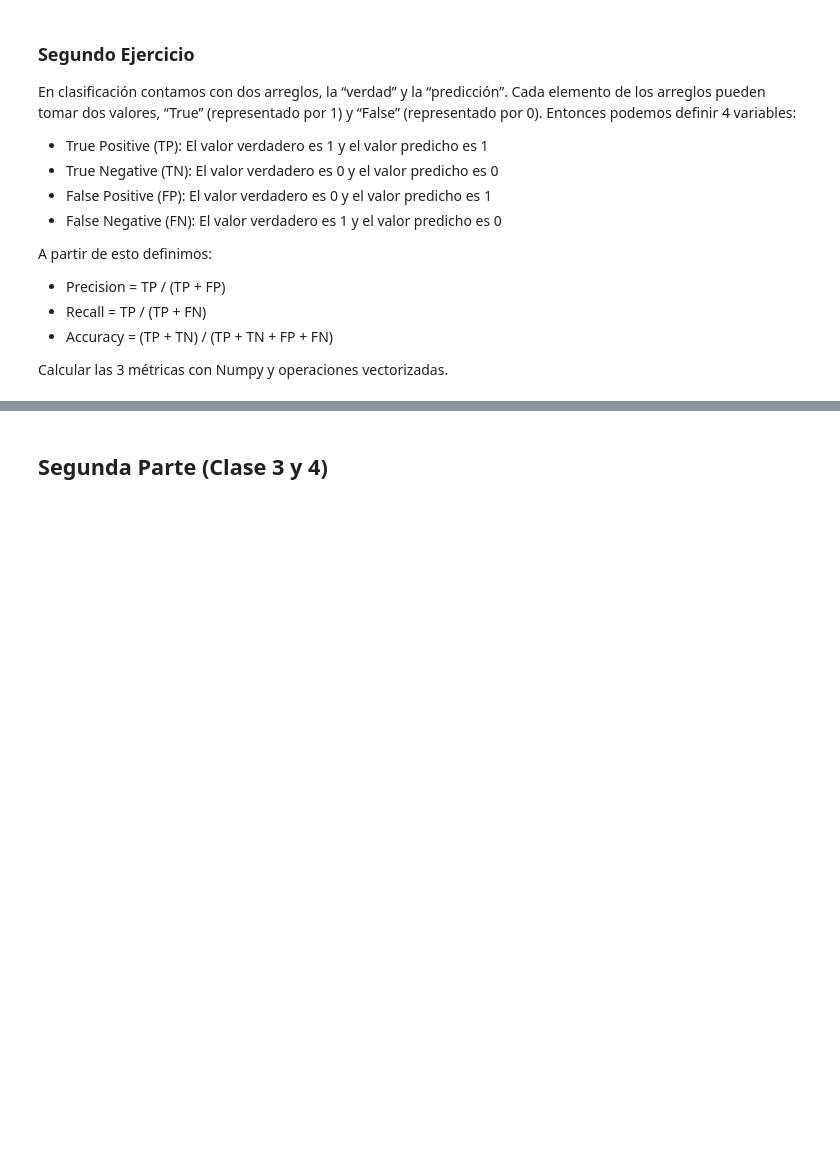
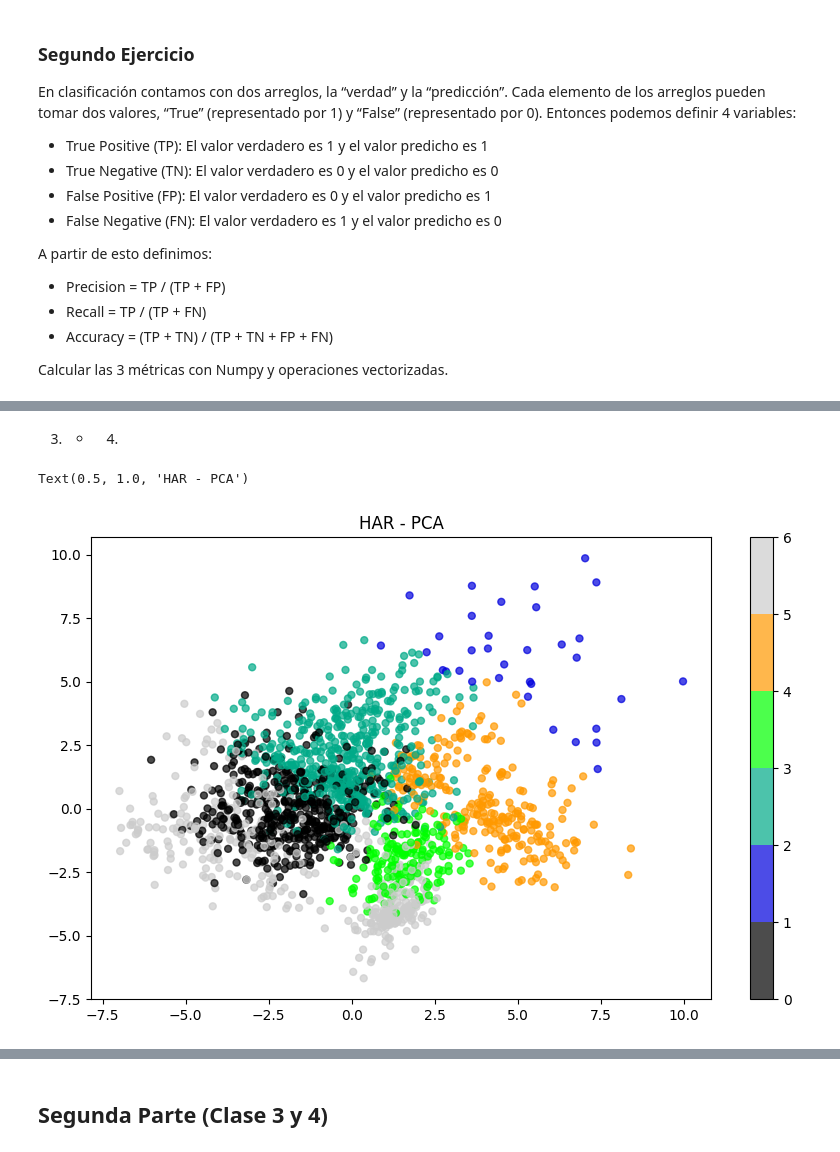
Before and after one commit to FIUBA-Posgrado-Inteligencia-Artificial/intro_ia, a Jupyter notebook: tp_integrador_enunciado/tp_integrador.ipynb, the cells around one changed output, grey strips where cells are left out. Saved outputs shown, nothing was run; the diff lists cells and outputs as text; code cells hidden in the pictures; blank space fills up the shorter version.

```diff
--- a/tp_integrador_enunciado/tp_integrador.ipynb
+++ b/tp_integrador_enunciado/tp_integrador.ipynb
@@ -104,0 +148,14 @@ Para este ejercicio vamos a considerar los siguientes datasets:
+# %% [markdown]
+3. - 4.
+# %%
+kmeans = KMeans(n_clusters=6, n_init=100, random_state=RANDOM_STATE)
+kmeans.fit(X_pca)
+cluster_labels = kmeans.labels_
+
+plt.figure(figsize=(10,6))
+plt.scatter(X_pca[:, 0], X_pca[:, 1], s=25, c=cluster_labels, cmap=plt.cm.get_cmap('nipy_spectral', 6), alpha=0.7)
+plt.colorbar()
+plt.title('HAR - PCA')
+# %% [output]
+Text(0.5, 1.0, 'HAR - PCA')
+[figure, added]
```
Also changed, not shown: parts of 33 cells of this notebook, 31 other files.
